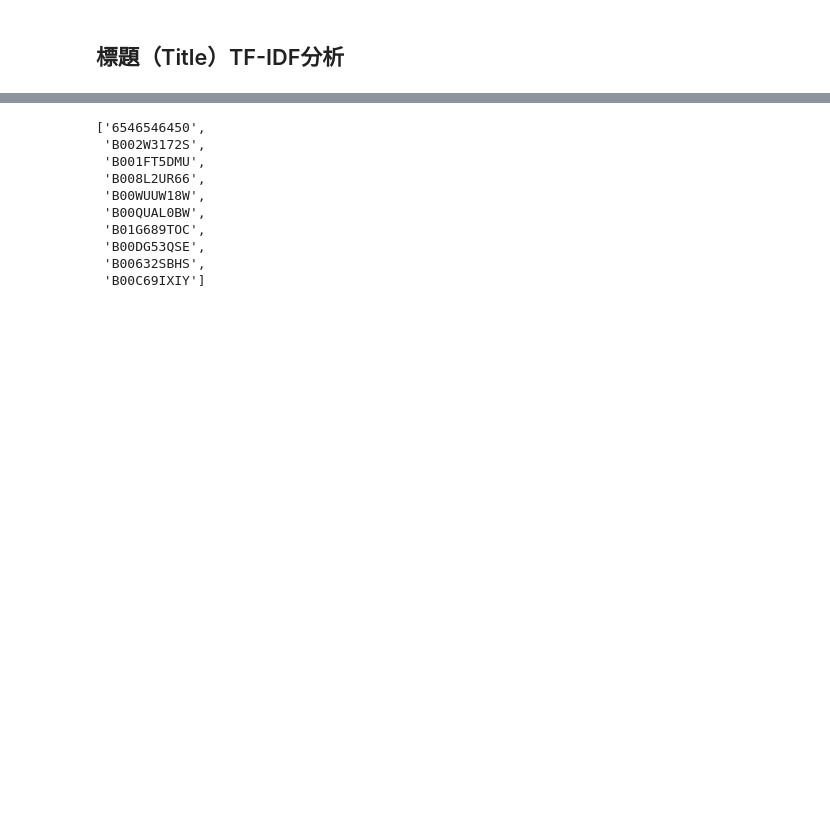
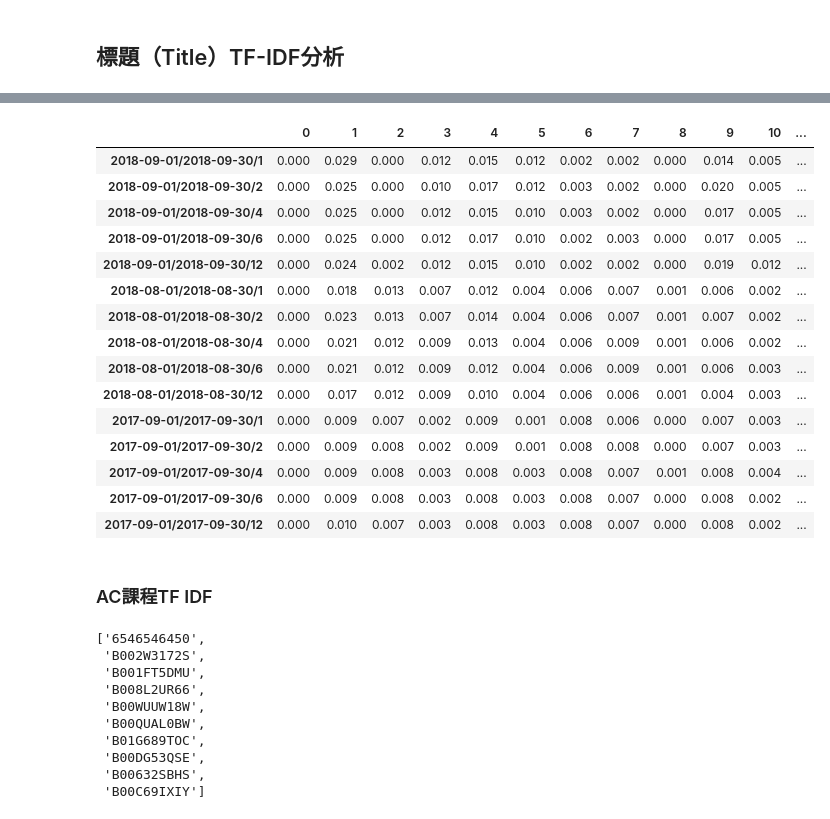
Before and after one commit to RoiWu/data-course-sample, a Jupyter notebook: content_based_filter.ipynb, the cells around one changed output, grey strips where cells are left out. Cells and saved outputs as stored; diff of their text form; code cells hidden in the pictures; blank space fills up the shorter version.

```diff
--- a/content_based_filter.ipynb
+++ b/content_based_filter.ipynb
@@ -303,0 +321,2 @@ users = list(ratings_testings_by_user.keys())
+# %%
+metadata_clean['specify'] = pd.Series(result)
@@ -303,0 +349,14 @@ users = list(ratings_testings_by_user.keys())
+# %%
+def transform(data):
+  res = dict()
+  for item, row in data.iterrows():
+    res[row['asin']] = row['specify']
+  return res
+cluster_dict = transform(metadata_clean)
+# %%
+def construct(data):
+  if cluster_dict.get(data):
+    return cluster_dict[data]
+  else:
+    return n_clusters+2
+ratings['cluster'] = ratings['asin'].apply(construct)
@@ -303,0 +443,22 @@ users = list(ratings_testings_by_user.keys())
+# %%
+# time_list = ['2018-07-01','2018-05-01', '2018-01-01', '2016-01-01']
+time_period_list = [1, 2, 4, 6, 12]
+verify_periods = [['2018-09-01', '2018-09-30'],
+          ['2018-08-01', '2018-08-30'],
+          ['2017-09-01', '2017-09-30']]
+
+score_list = []
+index = []
+for start, end in verify_periods:
+  y,m,d = np.int32(start.split("-"))
+  for period in time_period_list:
+    trainStart = (datetime(y,m,d)-relativedelta(months=period)).strftime("%Y-%m-%d")
+    print([trainStart, start, end])
+    index.append("/".join([start, end, str(period)]))
+    ratings_trainings, ratings_testings, ratings_testings_by_user, users = create_data(start, end)
+    tmp = list()
+    for i in range(n_clusters+1):
+      ratings_by_user = recommender(ratings_trainings, i, trainStart, users)
+      score = evaluate(ratings_testings_by_user, ratings_by_user)
+      tmp.append(score)
+    score_list.append(tmp)
@@ -304,3 +481,26 @@ users = list(ratings_testings_by_user.keys())
+# %%
+pd.options.display.float_format = '{:,.3f}'.format
+table = pd.DataFrame(score_list, index=index)
+table
+# %% [output]
+|  | 0 | 1 | 2 | 3 | 4 | 5 | 6 | 7 | 8 | 9 | 10 | ... |
+| 2018-09-01/2018-09-30/1 | 0.000 | 0.029 | 0.000 | 0.012 | 0.015 | 0.012 | 0.002 | 0.002 | 0.000 | 0.014 | 0.005 | ... |
+| 2018-09-01/2018-09-30/2 | 0.000 | 0.025 | 0.000 | 0.010 | 0.017 | 0.012 | 0.003 | 0.002 | 0.000 | 0.020 | 0.005 | ... |
+| 2018-09-01/2018-09-30/4 | 0.000 | 0.025 | 0.000 | 0.012 | 0.015 | 0.010 | 0.003 | 0.002 | 0.000 | 0.017 | 0.005 | ... |
+| 2018-09-01/2018-09-30/6 | 0.000 | 0.025 | 0.000 | 0.012 | 0.017 | 0.010 | 0.002 | 0.003 | 0.000 | 0.017 | 0.005 | ... |
+| 2018-09-01/2018-09-30/12 | 0.000 | 0.024 | 0.002 | 0.012 | 0.015 | 0.010 | 0.002 | 0.002 | 0.000 | 0.019 | 0.012 | ... |
+| 2018-08-01/2018-08-30/1 | 0.000 | 0.018 | 0.013 | 0.007 | 0.012 | 0.004 | 0.006 | 0.007 | 0.001 | 0.006 | 0.002 | ... |
+| 2018-08-01/2018-08-30/2 | 0.000 | 0.023 | 0.013 | 0.007 | 0.014 | 0.004 | 0.006 | 0.007 | 0.001 | 0.007 | 0.002 | ... |
+| 2018-08-01/2018-08-30/4 | 0.000 | 0.021 | 0.012 | 0.009 | 0.013 | 0.004 | 0.006 | 0.009 | 0.001 | 0.006 | 0.002 | ... |
+| 2018-08-01/2018-08-30/6 | 0.000 | 0.021 | 0.012 | 0.009 | 0.012 | 0.004 | 0.006 | 0.009 | 0.001 | 0.006 | 0.003 | ... |
+| 2018-08-01/2018-08-30/12 | 0.000 | 0.017 | 0.012 | 0.009 | 0.010 | 0.004 | 0.006 | 0.006 | 0.001 | 0.004 | 0.003 | ... |
+| 2017-09-01/2017-09-30/1 | 0.000 | 0.009 | 0.007 | 0.002 | 0.009 | 0.001 | 0.008 | 0.006 | 0.000 | 0.007 | 0.003 | ... |
+| 2017-09-01/2017-09-30/2 | 0.000 | 0.009 | 0.008 | 0.002 | 0.009 | 0.001 | 0.008 | 0.008 | 0.000 | 0.007 | 0.003 | ... |
+| 2017-09-01/2017-09-30/4 | 0.000 | 0.009 | 0.008 | 0.003 | 0.008 | 0.003 | 0.008 | 0.007 | 0.001 | 0.008 | 0.004 | ... |
+| 2017-09-01/2017-09-30/6 | 0.000 | 0.009 | 0.008 | 0.003 | 0.008 | 0.003 | 0.008 | 0.007 | 0.000 | 0.008 | 0.002 | ... |
+| 2017-09-01/2017-09-30/12 | 0.000 | 0.010 | 0.007 | 0.003 | 0.008 | 0.003 | 0.008 | 0.007 | 0.000 | 0.008 | 0.002 | ... |
+# %% [markdown]
+### AC課程TF IDF
 # %%
 from sklearn.feature_extraction.text import TfidfVectorizer
 # 計算商品用標題所表示的 tfidf 矩陣
```
Also changed, not shown: parts of 21 cells of this notebook.
